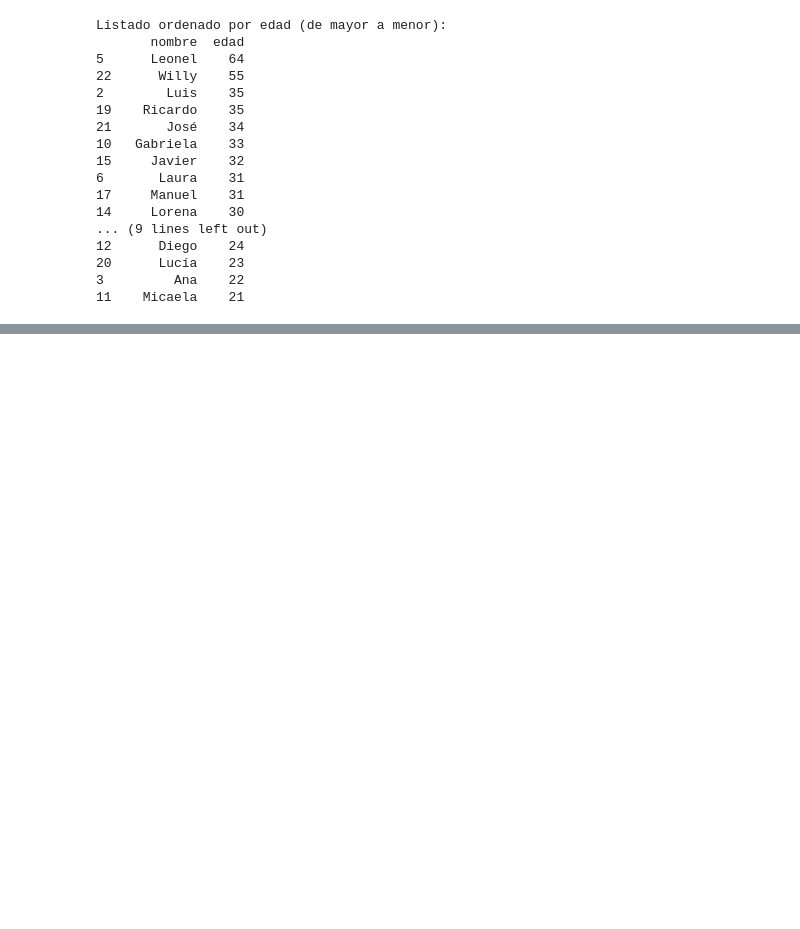
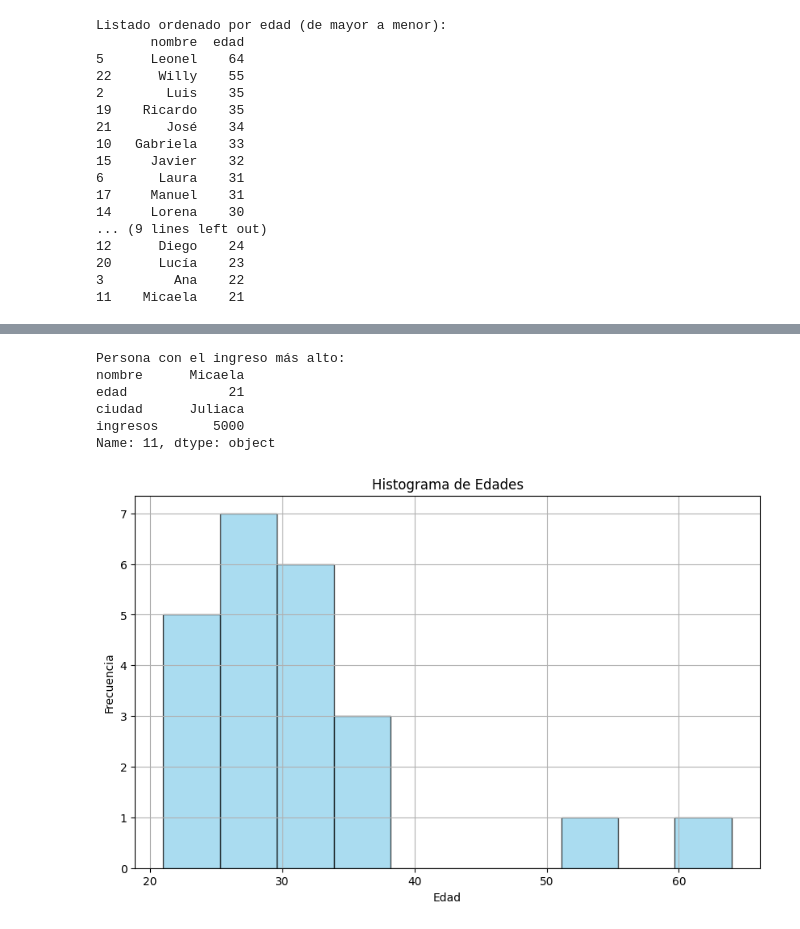
Before and after one commit to 21Maryori/ejercicio_colab2, a Jupyter notebook: Untitled2.ipynb, the cells around one changed output, grey strips where cells are left out. Drawn from its saved outputs; the diff is of its cells as text; code cells hidden in the pictures; blank space fills up the shorter version.

```diff
--- a/Untitled2.ipynb
+++ b/Untitled2.ipynb
@@ -144,0 +171,13 @@ Listado ordenado por edad (de mayor a menor):
+# %%
+# la persona con el ingreso más alto
+persona_ingreso_mas_alto = df.loc[df['ingresos'].idxmax()]
+
+print("Persona con el ingreso más alto:")
+print(persona_ingreso_mas_alto)
+# %% [output]
+Persona con el ingreso más alto:
+nombre      Micaela
+edad             21
+ciudad      Juliaca
+ingresos       5000
+Name: 11, dtype: object
@@ -144,0 +186,11 @@ Listado ordenado por edad (de mayor a menor):
+# %%
+# Crear histograma de edades
+plt.figure(figsize=(10,6))
+plt.hist(df['edad'], bins=10, color='skyblue', edgecolor='black', alpha=0.7)
+plt.title('Histograma de Edades')
+plt.xlabel('Edad')
+plt.ylabel('Frecuencia')
+plt.grid(True)
+plt.show()
+# %% [output]
+[figure, added]
```
Also changed, not shown: parts of 4 cells of this notebook.
